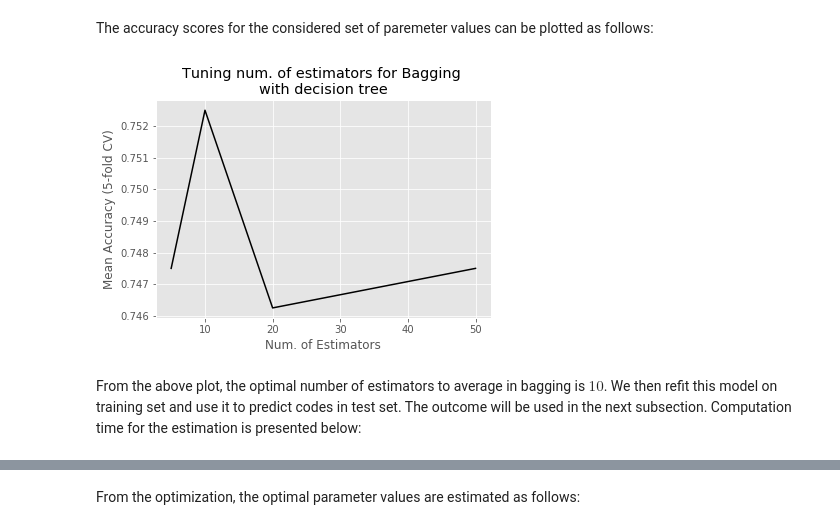
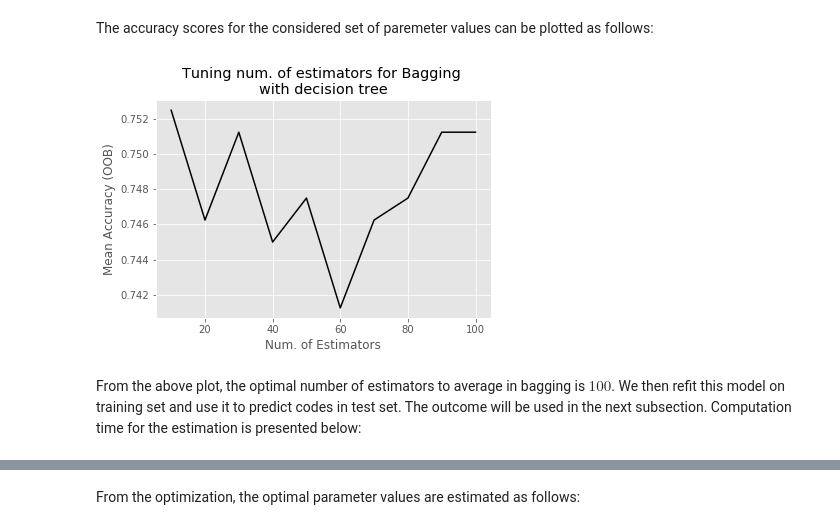
Before and after one commit to gentok/Political_Headlines_Project, a Jupyter notebook: notebooks/STA208_Supervised_Learning.ipynb, the cells around one changed output, grey strips where cells are left out. Cells and saved outputs as stored; diff of their text form; code cells hidden in the pictures.

```diff
--- a/notebooks/STA208_Supervised_Learning.ipynb
+++ b/notebooks/STA208_Supervised_Learning.ipynb
@@ -423,9 +417,9 @@ The code and computation time for the optimization is shown as follows:
 # %%
 ## Bagging
 start = trec()
-params = {'n_estimators': [5,10,20,50]}
-bag = BaggingClassifier(random_state = 23465, n_jobs = -1)
-optparam_bag, optscore_bag, values_bag, scores_bag = gk.class_optparam(X_train, y_train, bag, params = params)
+params = {'n_estimators': np.arange(10,101,10).tolist()}
+bag = BaggingClassifier(random_state = 23465, n_jobs = -1, oob_score = True)
+optparam_bag, optscore_bag, values_bag, scores_bag = gk.class_optparam(X_train, y_train, bag, params = params) #, val_method = 'OOB'
 time = trec() - start
 print('Computation time is %0.3f seconds' % time)
 # %% [output]
@@ -448,17 +442,17 @@ The accuracy scores for the considered set of paremeter values can be plotted as
 # %%
 # Plotting Accuracy Score by n_estimators
 plt.rcParams["figure.figsize"] = (6,4)
 #plt.semilogx(values, scores, 'k-')
 plt.plot(values_bag, scores_bag, 'k-')
 plt.title('Tuning num. of estimators for Bagging \nwith decision tree')
 plt.xlabel('Num. of Estimators')
-plt.ylabel('Mean Accuracy (5-fold CV)')
+plt.ylabel('Mean Accuracy (OOB)')
 
 plt.show()
 # %% [output]
-[figure, old version]
+[figure, new version]
 # %% [markdown]
-From the above plot, the optimal number of estimators to average in bagging is $10$. We then refit this model on training set and use it to predict codes in test set. The outcome will be used in the next subsection. Computation time for the estimation is presented below:
+From the above plot, the optimal number of estimators to average in bagging is $100$. We then refit this model on training set and use it to predict codes in test set. The outcome will be used in the next subsection. Computation time for the estimation is presented below:
 # %%
 start = trec()
 ## Bagging
```
Also changed, not shown: parts of 26 cells of this notebook, 3 other files.
